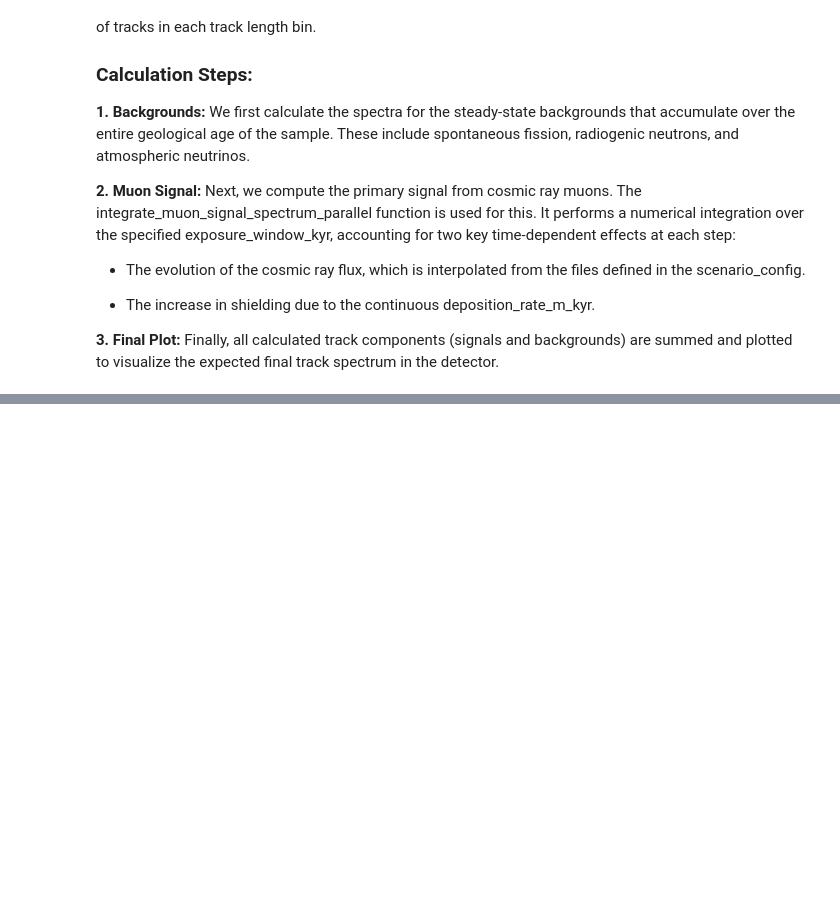
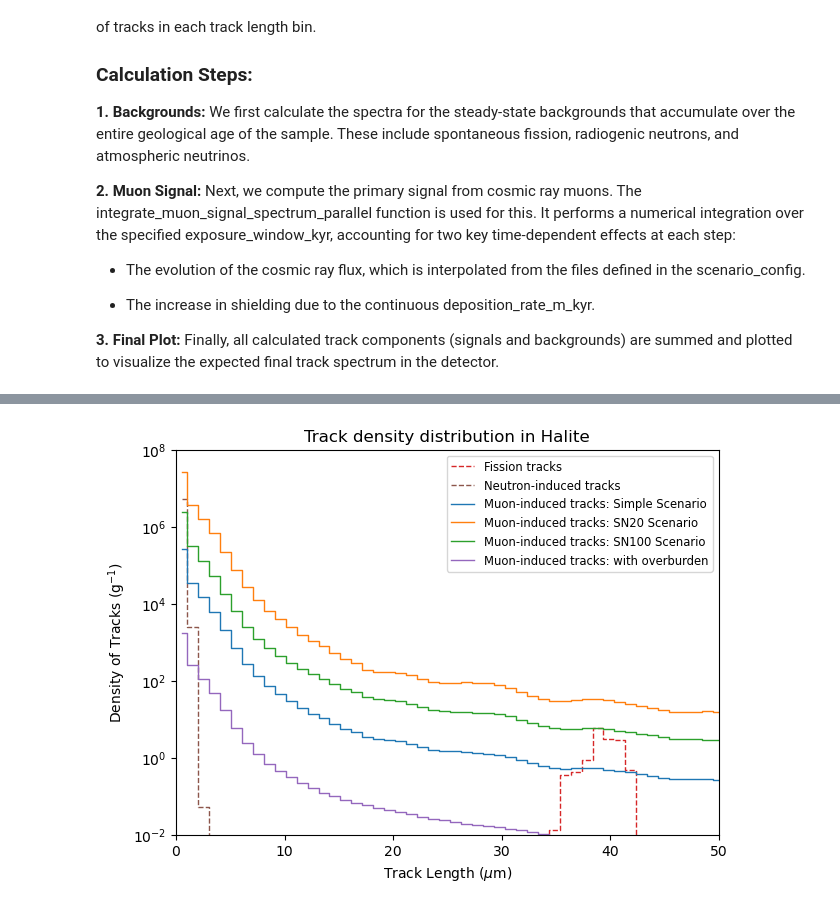
Before and after one commit to cgalelli/PrimusCode, a Jupyter notebook: MSC_analysis.ipynb, the cells around one changed output, grey strips where cells are left out. Drawn from its saved outputs; the diff is of its cells as text; code cells hidden in the pictures; blank space fills up the shorter version.

```diff
--- a/MSC_analysis.ipynb
+++ b/MSC_analysis.ipynb
@@ -159,21 +187,25 @@ post_tracks = mineral.integrate_muon_signal_spectrum_parallel(
 # %%
 fig, ax = plt.subplots(figsize=[7, 5])
 
-ax.step(x_mids/1000, total_fission_tracks/(1e3*sample_mass_kg), color='C3', linestyle='dashed', linewidth=1., label="Fission tracks", where='mid')
-ax.step(x_mids/1000, total_neutron_tracks/(1e3*sample_mass_kg), color='C5', linestyle='dashed', linewidth=1., label="Neutron-induced tracks", where='mid')
+ax.step(x_mids/1000, np.array(total_fission_tracks)/(1e3*sample_mass_kg), color='C3', linestyle='dashed', linewidth=1., label="Fission tracks", where='mid')
+ax.step(x_mids/1000, np.array(total_neutron_tracks)/(1e3*sample_mass_kg), color='C5', linestyle='dashed', linewidth=1., label="Neutron-induced tracks", where='mid')
 ax.step(x_mids/1000, np.array(total_muon_tracks_simple)/(1e3*sample_mass_kg), color='C0', label="Muon-induced tracks: Simple Scenario", linestyle='-', linewidth=1., where='mid')
 ax.step(x_mids/1000, np.array(total_muon_tracks_SN20)/(1e3*sample_mass_kg), color='C1', label="Muon-induced tracks: SN20 Scenario", linestyle='-', linewidth=1., where='mid')
 ax.step(x_mids/1000, np.array(total_muon_tracks_SN100)/(1e3*sample_mass_kg), color='C2', label="Muon-induced tracks: SN100 Scenario", linestyle='-', linewidth=1., where='mid')
+ax.step(x_mids/1000, np.array(post_tracks)/(1e3*sample_mass_kg), color='C4', label="Muon-induced tracks: with overburden", linestyle='-', linewidth=1., where='mid')
 
-ax.set_title(f"Track density distribution in {CONFIG['mineral_name']}")
+
+ax.set_title(f"Track density distribution in {mineral_name}")
 ax.set_xlabel(r"Track Length ($\mu$m)")
 ax.set_ylabel(r"Density of Tracks (g$^{-1}$)")
 ax.set_yscale("log")
 ax.set_ylim(1e-2, 1e8)
-ax.set_xlim(0, 100)
+ax.set_xlim(0, 50)
 ax.legend(fontsize='small')
 plt.savefig("Plots/MSC_track_number_per_gram.png", dpi=500)
 plt.show()
+# %% [output]
+[figure, added]
 # %%
 filepath = './Data/processed_recoils/Halite_muon_recoil_simple_0.0kyr_0mwe.npz'
 recoil_data = np.load(filepath)
```
Also changed, not shown: parts of 7 cells of this notebook.
